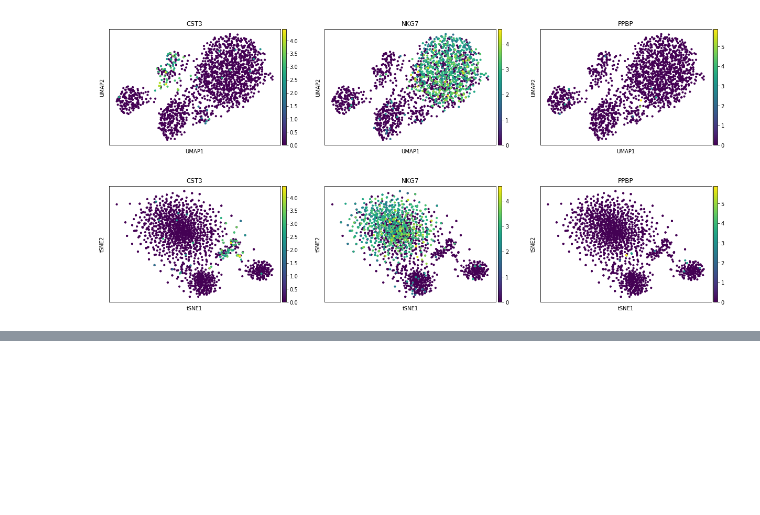
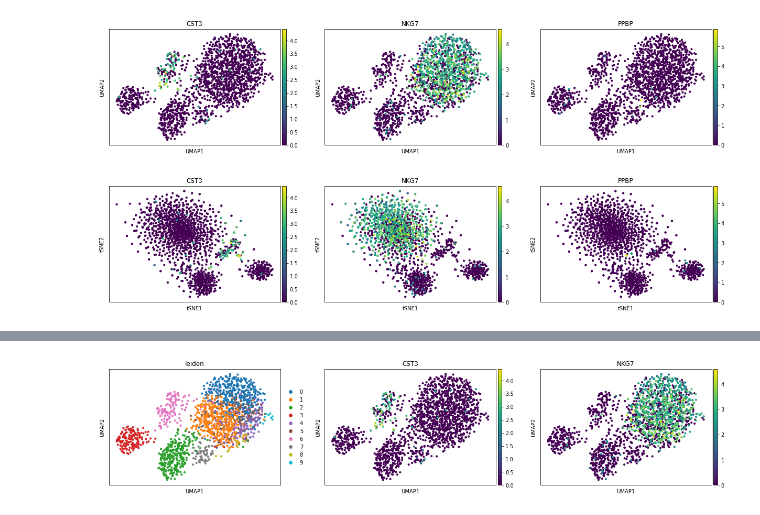
Before and after one commit to eh329/Kaggle, a Jupyter notebook: scRNAseq-eh329-Stoeckius_et_al_2017.ipynb, the cells around one changed output, grey strips where cells are left out. Saved outputs shown, nothing was run; the diff lists cells and outputs as text; code cells hidden in the pictures; blank space fills up the shorter version.

```diff
--- a/scRNAseq-eh329-Stoeckius_et_al_2017.ipynb
+++ b/scRNAseq-eh329-Stoeckius_et_al_2017.ipynb
@@ -276,0 +290,5 @@ sc.pl.tsne(pcHVG_data, color = ["CST3", "NKG7", "PPBP"])
+# %%
+sc.tl.leiden(pcHVG_data, resolution = 1)
+sc.pl.umap(pcHVG_data, color = ["leiden", "CST3", "NKG7"])
+# %% [output]
+[figure, added]
```
Also changed, not shown: parts of 18 cells of this notebook.
